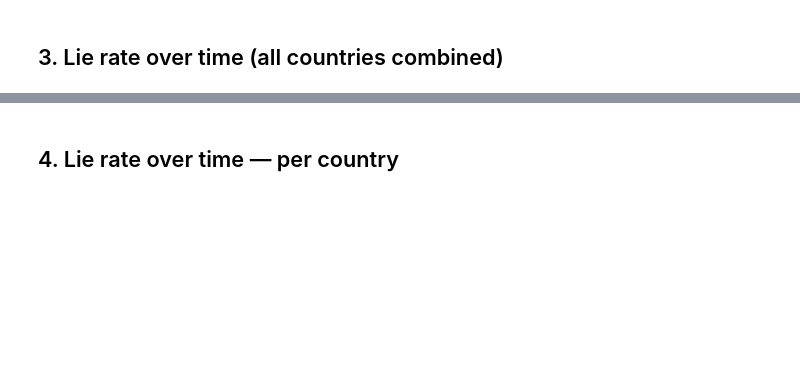
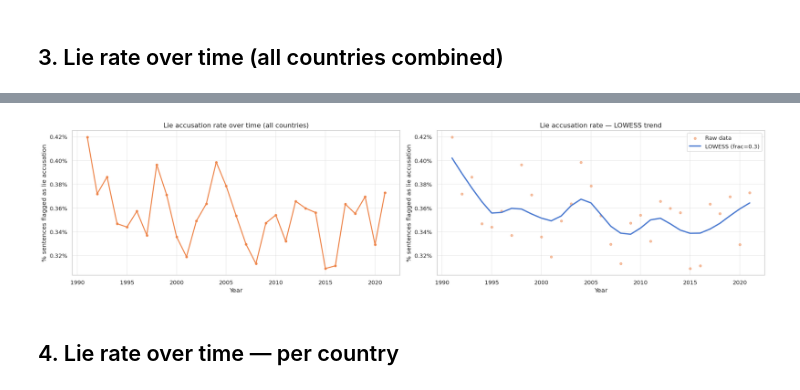
Before and after one commit to Tombellens/parl_corpora, a Jupyter notebook: notebooks/analyse_lielines.ipynb, the cells around one changed output, grey strips where cells are left out. Drawn from its saved outputs; the diff is of its cells as text; code cells hidden in the pictures; blank space fills up the shorter version.

```diff
--- a/notebooks/analyse_lielines.ipynb
+++ b/notebooks/analyse_lielines.ipynb
@@ -124,3 +206,48 @@ plt.show()
+# %%
+import numpy as np
+from statsmodels.nonparametric.smoothers_lowess import lowess
+
+# Filter data: 1990–2022
+df_filtered = df_time[(df_time.index > 1990) & (df_time.index < 2022)]
+
+fig, axes = plt.subplots(1, 2, figsize=(20, 5))
+
+# --- Chart 1: Raw data (original style) ---
+ax = axes[0]
+ax.plot(df_filtered.index, df_filtered['lie_rate'] * 100,
+        marker='o', linewidth=2, markersize=4, color=sns.color_palette('muted')[1])
+ax.yaxis.set_major_formatter(mticker.FormatStrFormatter('%.2f%%'))
+ax.set_xlabel('Year')
+ax.set_ylabel('% sentences flagged as lie accusation')
+ax.set_title('Lie accusation rate over time (all countries)', fontsize=13)
+ax.grid(True, alpha=0.4)
+
+# --- Chart 2: LOWESS smoothed trend ---
+ax2 = axes[1]
+
+y = df_filtered['lie_rate'].values * 100
+x = df_filtered.index.values.astype(float)
+
+# frac controls smoothing bandwidth — lower = more wiggly, higher = smoother
+# 0.3 is a reasonable starting point; try 0.2–0.5
+smoothed = lowess(y, x, frac=0.3, it=0)
+x_smooth, y_smooth = smoothed[:, 0], smoothed[:, 1]
+
+ax2.scatter(x, y, s=20, alpha=0.5, color=sns.color_palette('muted')[1], label='Raw data')
+ax2.plot(x_smooth, y_smooth,
+         linewidth=2.5, color=sns.color_palette('muted')[0], label='LOWESS (frac=0.3)')
+ax2.yaxis.set_major_formatter(mticker.FormatStrFormatter('%.2f%%'))
+ax2.set_xlabel('Year')
+ax2.set_ylabel('% sentences flagged as lie accusation')
+ax2.set_title('Lie accusation rate — LOWESS trend', fontsize=13)
+ax2.legend()
+ax2.grid(True, alpha=0.4)
+
+plt.tight_layout()
+plt.savefig('lie_rate_over_time.png', bbox_inches='tight')
+plt.show()
+# %% [output]
+[figure, added]
 # %% [markdown]
 ## 4. Lie rate over time — per country
 # %%
```
Also changed, not shown: parts of 13 cells of this notebook, 7 other files.
